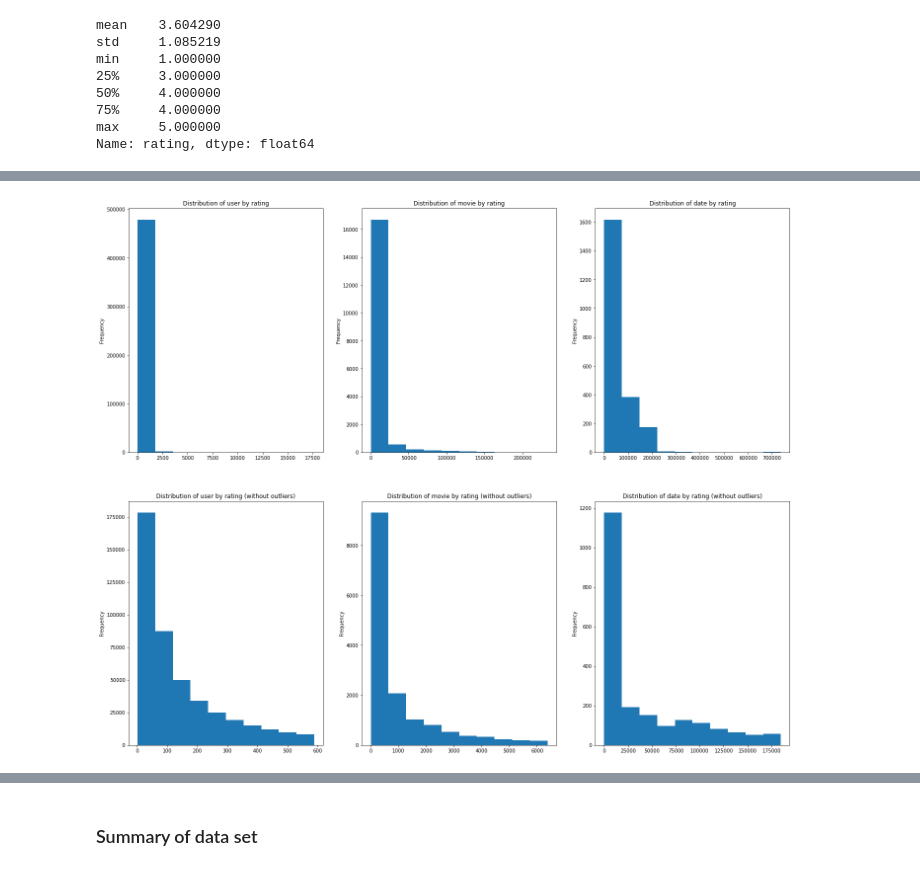
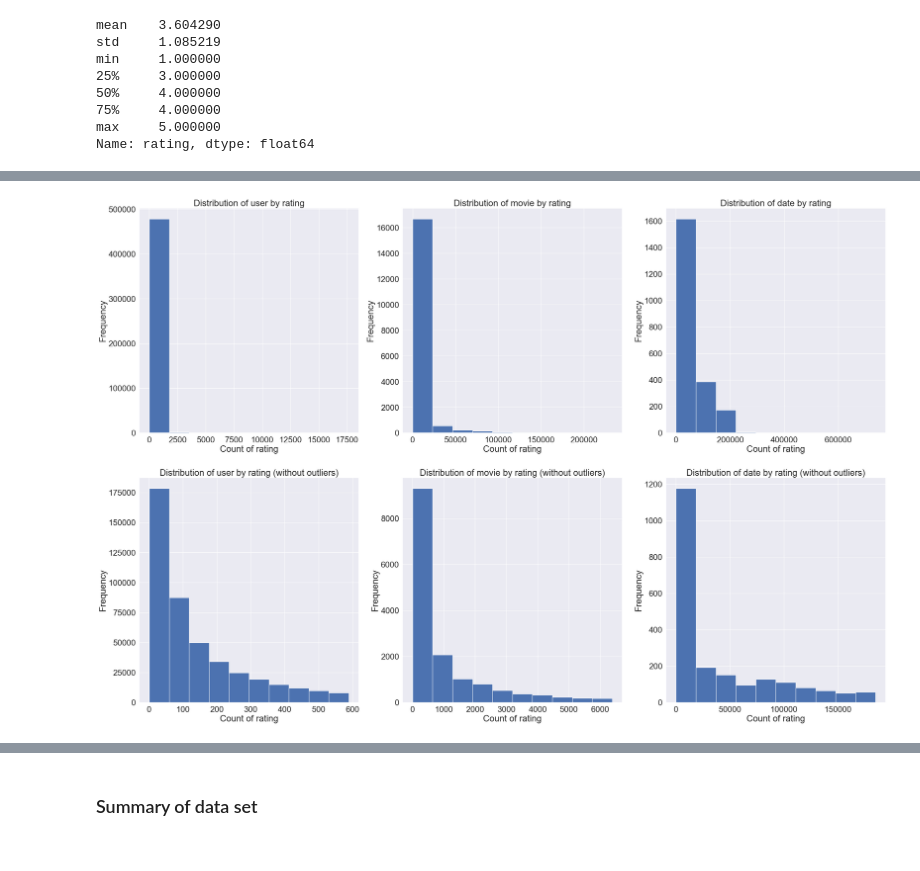
Before and after one commit to LamHo220/movie-recommender, a Jupyter notebook: DataExploration/NetflixPrize.ipynb, the cells around one changed output, grey strips where cells are left out. Drawn from its saved outputs; the diff is of its cells as text; code cells hidden in the pictures.

```diff
--- a/DataExploration/NetflixPrize.ipynb
+++ b/DataExploration/NetflixPrize.ipynb
@@ -15,6 +26,7 @@ from pandas_profiling import ProfileReport
 %matplotlib inline
 from scipy import stats
 warnings.filterwarnings('ignore', category=FutureWarning)
+sns.set(font_scale=2)
 # %%
 # define the paths
 data_path = '../data/NetflixPrize/'
@@ -288,27 +305,33 @@ def remove_outlier(df:pd.Series):
   _df = ~((df < (Q1 - 1.5 * IQR)) |(df > (Q3 + 1.5 * IQR)))
   return df[_df]
 # %%
-# print(user.plot.kde())
-# print(remove_outlier(user).plot.kde())
-fig, ax = plt.subplots(nrows=2,ncols=3,figsize=(24,20))
+# plot the histogram fo these
+fig, ax = plt.subplots(nrows=2,ncols=3,figsize=(36,24))
 
 user.plot.hist(ax=ax[0,0])
 movie.plot.hist(ax=ax[0,1])
 date.plot.hist(ax=ax[0,2])
 
 remove_outlier(user).plot.hist(ax=ax[1,0])
 remove_outlier(movie).plot.hist(ax=ax[1,1])
 remove_outlier(date).plot.hist(ax=ax[1,2])
 
 ax[0,0].set_title('Distribution of user by rating')
 ax[0,1].set_title('Distribution of movie by rating')
 ax[0,2].set_title('Distribution of date by rating')
+ax[0,0].set(xlabel='Count of rating')
+ax[0,1].set(xlabel='Count of rating')
+ax[0,2].set(xlabel='Count of rating')
 
 ax[1,0].set_title('Distribution of user by rating (without outliers)')
 ax[1,1].set_title('Distribution of movie by rating (without outliers)')
 ax[1,2].set_title('Distribution of date by rating (without outliers)')
+ax[1,0].set(xlabel='Count of rating')
+ax[1,1].set(xlabel='Count of rating')
+ax[1,2].set(xlabel='Count of rating')
+
 
 fig.show()
 # %% [output]
-[figure, old version]
+[figure, new version]
 # %%
```
Also changed, not shown: parts of 25 cells of this notebook, 1 other file.
